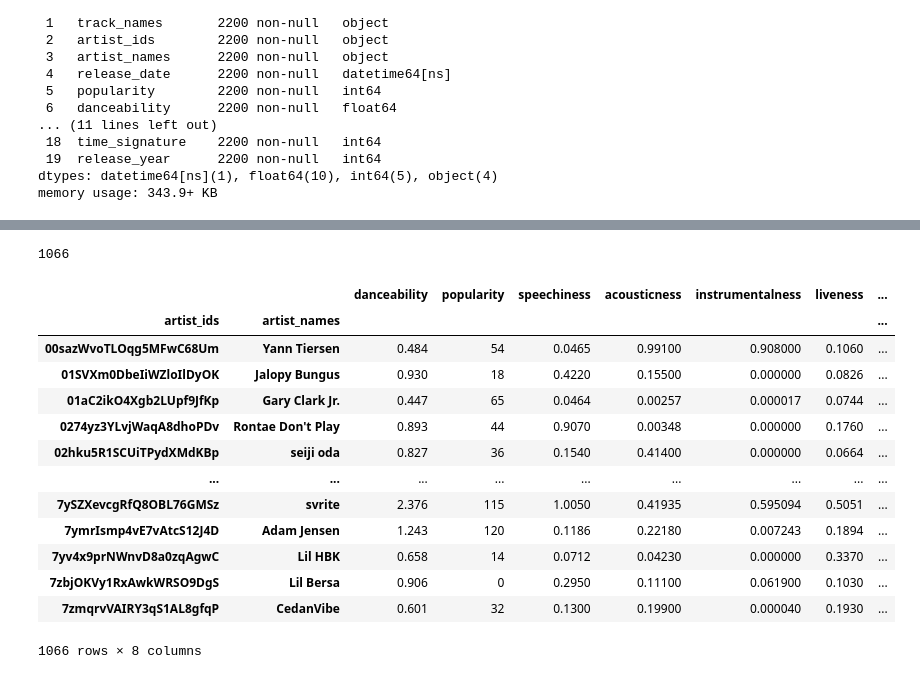
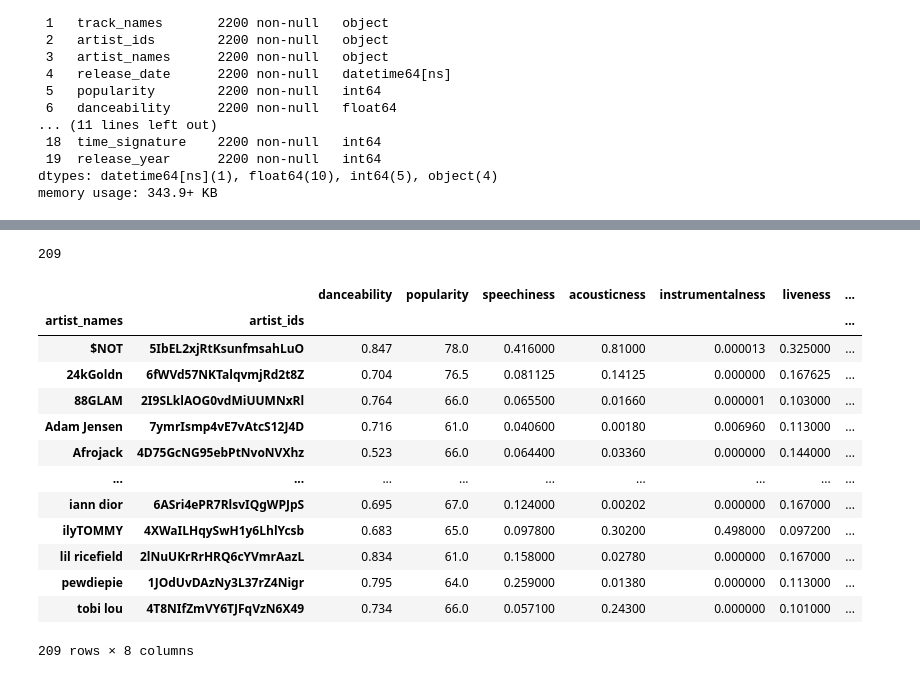
Before and after one commit to sucharita1/choose_your_music, a Jupyter notebook: spotify_songs_analysis.ipynb, the cells around one changed output, grey strips where cells are left out. Cells and saved outputs as stored; diff of their text form; code cells hidden in the pictures.

```diff
--- a/spotify_songs_analysis.ipynb
+++ b/spotify_songs_analysis.ipynb
@@ -95,3 +95,7 @@ Data columns (total 20 columns):
  19  release_year      2200 non-null   int64
 dtypes: datetime64[ns](1), float64(10), int64(5), object(4)
 memory usage: 343.9+ KB
+# %%
+# Remove all unpopular songs
+popular_songs_data_df = songs_data_df.loc[songs_data_df['popularity'] > 60]
+print(len(popular_songs_data_df))
@@ -144,42 +168,42 @@ songs_by_year_df
 # %%
 # Creating group of audio features by artist
-popularity_by_artist_df = songs_data_df.groupby(['artist_ids','artist_names']).agg({'popularity':sum})
-danceability_by_artist_df = songs_data_df.groupby(['artist_ids','artist_names']).agg({'danceability': sum})
-energy_by_artist_df = songs_data_df.groupby(['artist_ids','artist_names']).agg({'energy':sum})
-speechiness_by_artist_df = songs_data_df.groupby(['artist_ids','artist_names']).agg({'speechiness':sum})
-acousticness_by_artist_df = songs_data_df.groupby(['artist_ids','artist_names']).agg({'acousticness':sum})
-instrumentalness_by_artist_df = songs_data_df.groupby(['artist_ids','artist_names']).agg({'instrumentalness':sum})
-liveness_by_artist_df = songs_data_df.groupby(['artist_ids','artist_names']).agg({'liveness':sum})
-valence_by_artist_df = songs_data_df.groupby(['artist_ids','artist_names']).agg({'valence':sum})
-tempo_by_artist_df = songs_data_df.groupby(['artist_ids','artist_names']).agg({'tempo':sum})
+popularity_by_artist_df = popular_songs_data_df.groupby(['artist_names', 'artist_ids']).mean()['popularity']
+danceability_by_artist_df = popular_songs_data_df.groupby(['artist_names', 'artist_ids']).mean()['danceability']
+energy_by_artist_df = popular_songs_data_df.groupby(['artist_names', 'artist_ids']).mean()['energy']
+speechiness_by_artist_df = popular_songs_data_df.groupby(['artist_names', 'artist_ids']).mean()['speechiness']
+acousticness_by_artist_df = popular_songs_data_df.groupby(['artist_names', 'artist_ids']).mean()['acousticness']
+instrumentalness_by_artist_df = popular_songs_data_df.groupby(['artist_names', 'artist_ids']).mean()['instrumentalness']
+liveness_by_artist_df = popular_songs_data_df.groupby(['artist_names', 'artist_ids']).mean()['liveness']
+valence_by_artist_df = popular_songs_data_df.groupby(['artist_names', 'artist_ids']).mean()['valence']
+tempo_by_artist_df = popular_songs_data_df.groupby(['artist_names', 'artist_ids']).mean()['tempo']
 
-#Prints to check data integrity
+# # Prints to check data integrity
 # print(len(danceability_by_artist_df))
 # print(len(popularity_by_artist_df))
 # print(len(speechiness_by_artist_df))
 # print(len(acousticness_by_artist_df))
 # print(len(instrumentalness_by_artist_df))
 # print(len(liveness_by_artist_df))
 # print(len(valence_by_artist_df))
 # print(len(tempo_by_artist_df))
 
 # Merging into a Dataframe with audio features by artist
 songs_by_artist_df = pd.concat([danceability_by_artist_df,popularity_by_artist_df, speechiness_by_artist_df, acousticness_by_artist_df, instrumentalness_by_artist_df, liveness_by_artist_df, valence_by_artist_df, tempo_by_artist_df], axis =1)
 print(len(songs_by_artist_df))
 songs_by_artist_df
 # %% [output]
-1066
+209
 |  |  | danceability | popularity | speechiness | acousticness | instrumentalness | liveness | ... |
-| artist_ids | artist_names |  |  |  |  |  |  | ... |
-| 00sazWvoTLOqg5MFwC68Um | Yann Tiersen | 0.484 | 54 | 0.0465 | 0.99100 | 0.908000 | 0.1060 | ... |
-| 01SVXm0DbeIiWZloIlDyOK | Jalopy Bungus | 0.930 | 18 | 0.4220 | 0.15500 | 0.000000 | 0.0826 | ... |
-| 01aC2ikO4Xgb2LUpf9JfKp | Gary Clark Jr. | 0.447 | 65 | 0.0464 | 0.00257 | 0.000017 | 0.0744 | ... |
-| 0274yz3YLvjWaqA8dhoPDv | Rontae Don't Play | 0.893 | 44 | 0.9070 | 0.00348 | 0.000000 | 0.1760 | ... |
-| 02hku5R1SCUiTPydXMdKBp | seiji oda | 0.827 | 36 | 0.1540 | 0.41400 | 0.000000 | 0.0664 | ... |
+| artist_names | artist_ids |  |  |  |  |  |  | ... |
+| $NOT | 5IbEL2xjRtKsunfmsahLuO | 0.847 | 78.0 | 0.416000 | 0.81000 | 0.000013 | 0.325000 | ... |
+| 24kGoldn | 6fWVd57NKTalqvmjRd2t8Z | 0.704 | 76.5 | 0.081125 | 0.14125 | 0.000000 | 0.167625 | ... |
+| 88GLAM | 2I9SLklAOG0vdMiUUMNxRl | 0.764 | 66.0 | 0.065500 | 0.01660 | 0.000001 | 0.103000 | ... |
+| Adam Jensen | 7ymrIsmp4vE7vAtcS12J4D | 0.716 | 61.0 | 0.040600 | 0.00180 | 0.006960 | 0.113000 | ... |
+| Afrojack | 4D75GcNG95ebPtNvoNVXhz | 0.523 | 66.0 | 0.064400 | 0.03360 | 0.000000 | 0.144000 | ... |
 | ... | ... | ... | ... | ... | ... | ... | ... | ... |
-| 7ySZXevcgRfQ8OBL76GMSz | svrite | 2.376 | 115 | 1.0050 | 0.41935 | 0.595094 | 0.5051 | ... |
-| 7ymrIsmp4vE7vAtcS12J4D | Adam Jensen | 1.243 | 120 | 0.1186 | 0.22180 | 0.007243 | 0.1894 | ... |
-| 7yv4x9prNWnvD8a0zqAgwC | Lil HBK | 0.658 | 14 | 0.0712 | 0.04230 | 0.000000 | 0.3370 | ... |
-| 7zbjOKVy1RxAwkWRSO9DgS | Lil Bersa | 0.906 | 0 | 0.2950 | 0.11100 | 0.061900 | 0.1030 | ... |
-| 7zmqrvVAIRY3qS1AL8gfqP | CedanVibe | 0.601 | 32 | 0.1300 | 0.19900 | 0.000040 | 0.1930 | ... |
+| iann dior | 6ASri4ePR7RlsvIQgWPJpS | 0.695 | 67.0 | 0.124000 | 0.00202 | 0.000000 | 0.167000 | ... |
+| ilyTOMMY | 4XWaILHqySwH1y6LhlYcsb | 0.683 | 65.0 | 0.097800 | 0.30200 | 0.498000 | 0.097200 | ... |
+| lil ricefield | 2lNuUKrRrHRQ6cYVmrAazL | 0.834 | 61.0 | 0.158000 | 0.02780 | 0.000000 | 0.167000 | ... |
+| pewdiepie | 1JOdUvDAzNy3L37rZ4Nigr | 0.795 | 64.0 | 0.259000 | 0.01380 | 0.000000 | 0.113000 | ... |
+| tobi lou | 4T8NIfZmVY6TJFqVzN6X49 | 0.734 | 66.0 | 0.057100 | 0.24300 | 0.000000 | 0.101000 | ... |
-1066 rows × 8 columns
+209 rows × 8 columns
```
Also changed, not shown: parts of 4 cells of this notebook.
